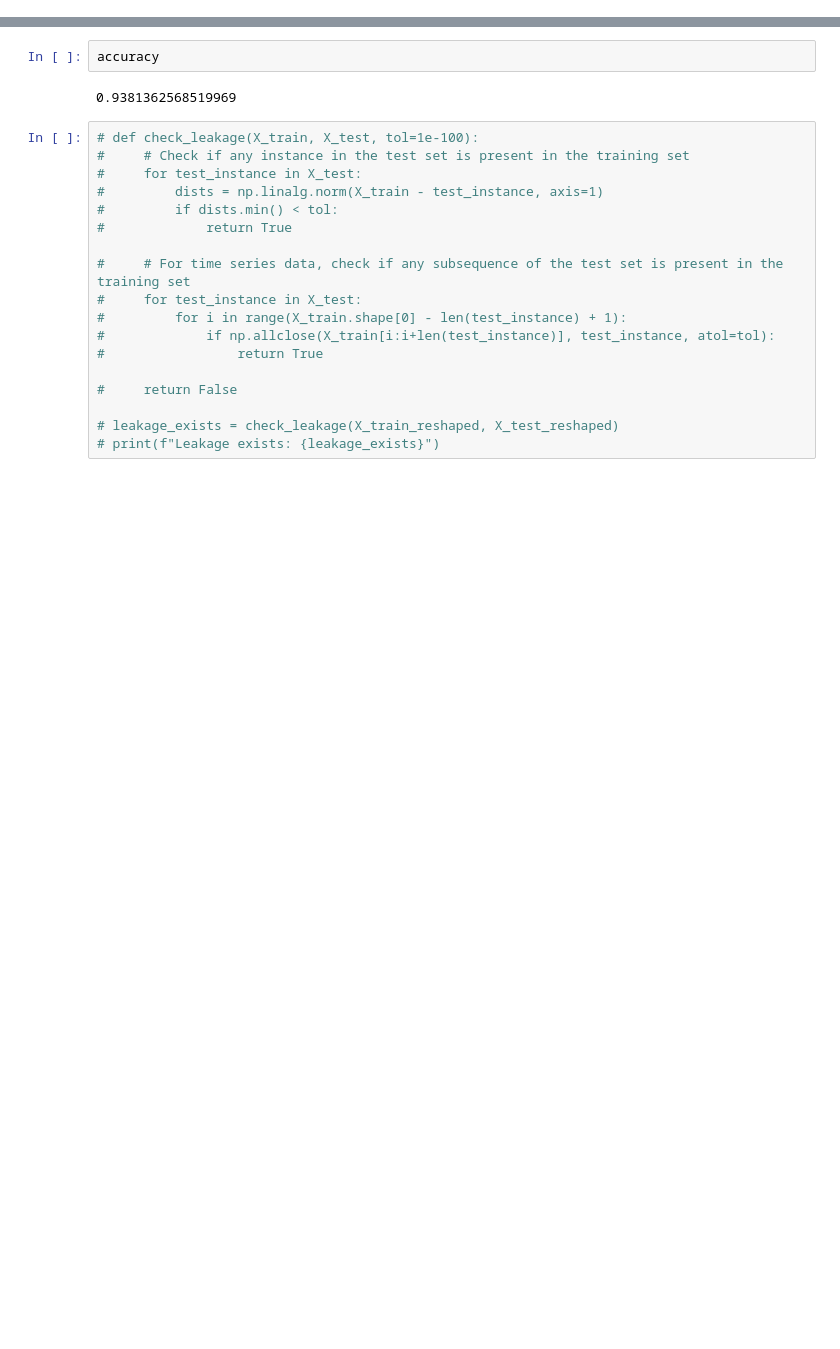
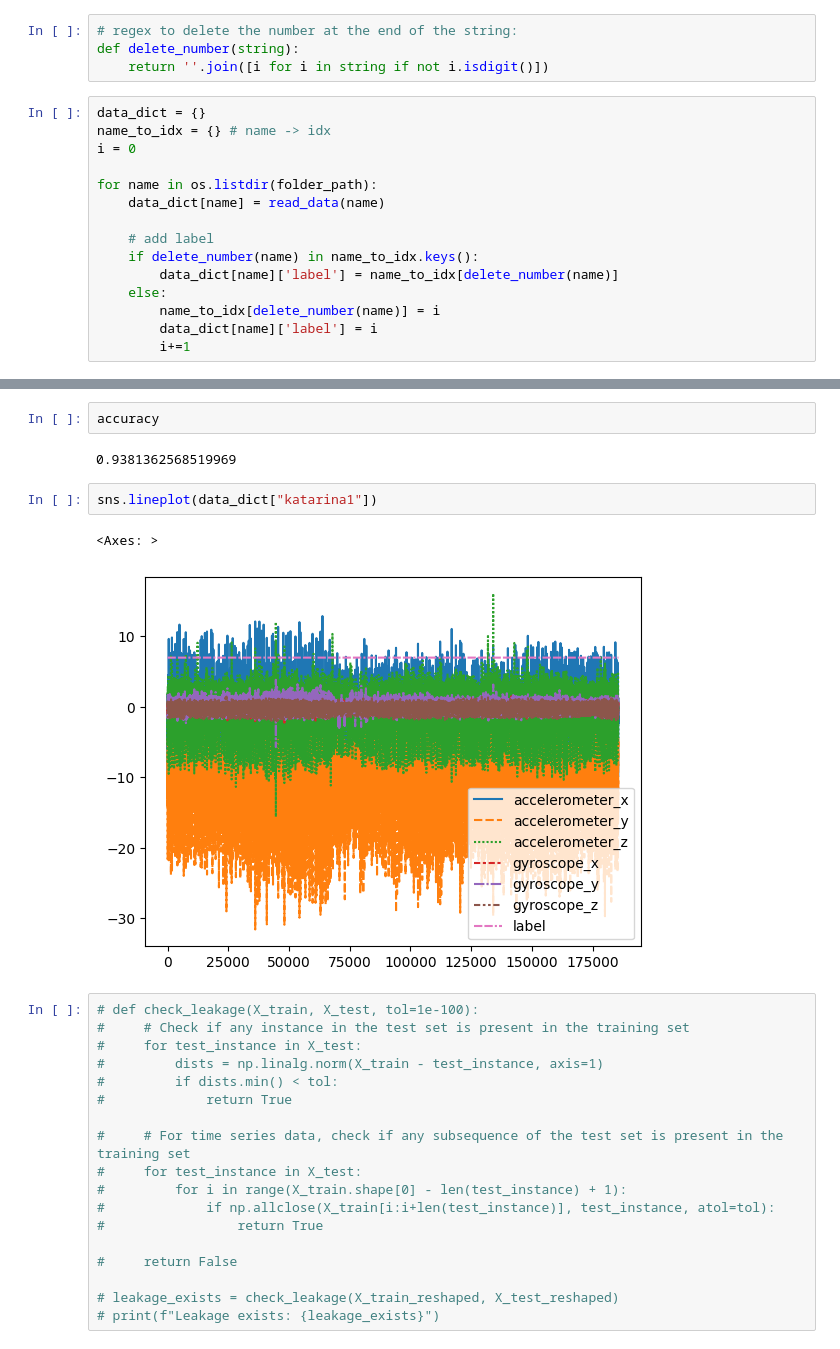
Before and after one commit to till2/ds4w-user-identification, a Jupyter notebook: notebooks/classification.ipynb, the cells around one changed output, grey strips where cells are left out. Saved outputs shown, nothing was run; the diff lists cells and outputs as text; blank space fills up the shorter version.

```diff
--- a/notebooks/classification.ipynb
+++ b/notebooks/classification.ipynb
@@ -77,0 +43,19 @@ verification_df = [nick2, till2, uta2, paula2]
+# %%
+# regex to delete the number at the end of the string:
+def delete_number(string):
+    return ''.join([i for i in string if not i.isdigit()])
+# %%
+data_dict = {}
+name_to_idx = {} # name -> idx
+i = 0
+
+for name in os.listdir(folder_path):
+    data_dict[name] = read_data(name)
+
+    # add label
+    if delete_number(name) in name_to_idx.keys():
+        data_dict[name]['label'] = name_to_idx[delete_number(name)]
+    else:
+        name_to_idx[delete_number(name)] = i
+        data_dict[name]['label'] = i
+        i+=1
@@ -229,6 +266,11 @@ y_pred_proba_ver.min(), y_pred_proba_ver.max()
 accuracy
 # %% [output]
 0.9381362568519969
+# %%
+sns.lineplot(data_dict["katarina1"])
+# %% [output]
+<Axes: >
+[figure, added]
 # %%
 # def check_leakage(X_train, X_test, tol=1e-100):
 #     # Check if any instance in the test set is present in the training set
```
Also changed, not shown: parts of 17 cells of this notebook, 1 other file.
